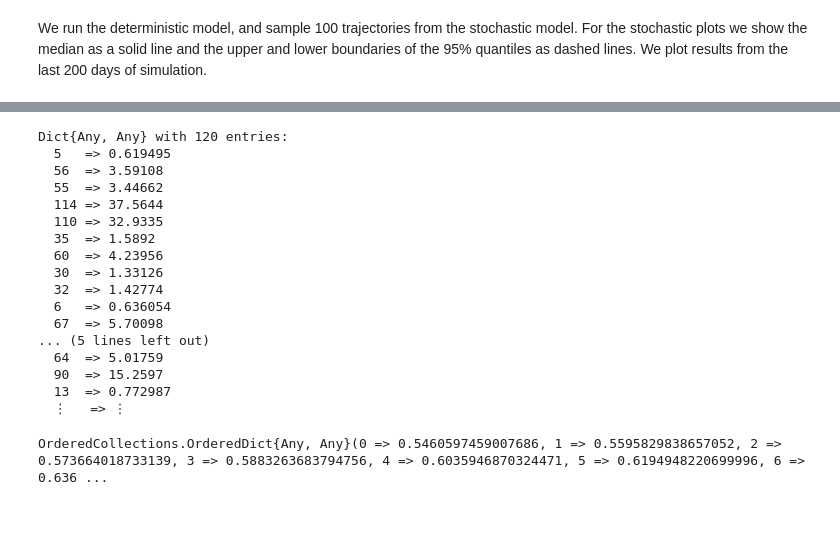
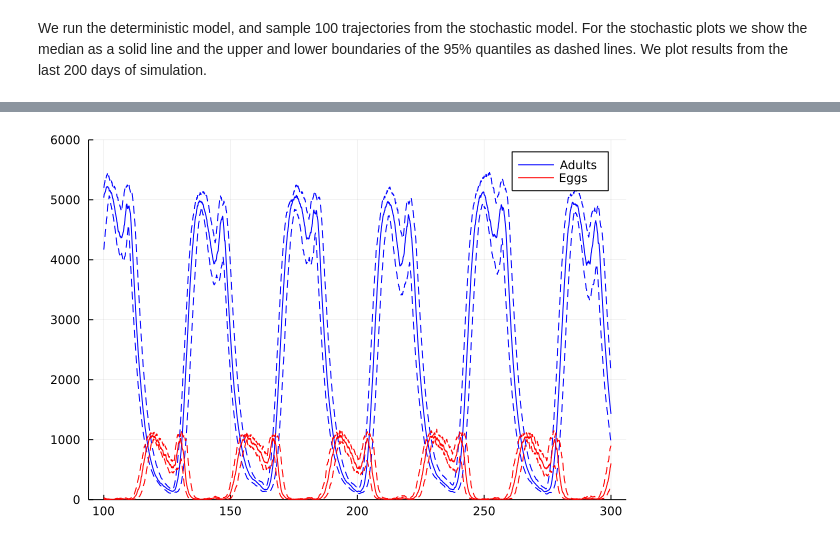
Before and after one commit to kerguler/Population.jl, a Jupyter notebook: docs/blowflies.ipynb, the cells around one changed output, grey strips where cells are left out. Saved outputs shown, nothing was run; the diff lists cells and outputs as text; code cells hidden in the pictures; blank space fills up the shorter version.

```diff
--- a/docs/blowflies.ipynb
+++ b/docs/blowflies.ipynb
@@ -86,17 +100,19 @@ plot!(xtick, out[100*tau+1:end,1], label = "Eggs", color = :red)
 # %%
-outs = [sim_blowfly(true) for n in 1:100]
+outs = [sim_blowfly(true) for n in 1:10]
 outs = cat(outs..., dims=3)
 
 outs_adult_qt = [quantile(outs[i,5,:], [0.025, 0.5, 0.975]) for i in axes(outs,1)]
 outs_adult_qt = transpose(hcat(outs_adult_qt...))
 
 outs_eggs_qt = [quantile(outs[i,1,:], [0.025, 0.5, 0.975]) for i in axes(outs,1)]
 outs_eggs_qt = transpose(hcat(outs_eggs_qt...))
 
 plot(xtick, outs_adult_qt[100*tau+1:end,2], linestyle = :solid, label = "Adults", color = :blue, ylim = [0,6000])
 plot!(xtick, outs_adult_qt[100*tau+1:end,3], linestyle = :dash, label = false, color = :blue)
 plot!(xtick, outs_adult_qt[100*tau+1:end,1], linestyle = :dash, label = false, color = :blue)
 
 plot!(xtick, outs_eggs_qt[100*tau+1:end,2], linestyle = :solid, label = "Eggs", color = :red)
 plot!(xtick, outs_eggs_qt[100*tau+1:end,3], linestyle = :dash, label = false, color = :red)
 plot!(xtick, outs_eggs_qt[100*tau+1:end,1], linestyle = :dash, label = false, color = :red)
+# %% [output]
+[figure, added]
@@ -177,25 +118,0 @@ end
-# %%
-a = GetPoptable(vec2.data.poptable)
-a[2]
-# %% [output]
-Dict{Any, Any} with 120 entries:
-  5   => 0.619495
-  56  => 3.59108
-  55  => 3.44662
-  114 => 37.5644
-  110 => 32.9335
-  35  => 1.5892
-  60  => 4.23956
-  30  => 1.33126
-  32  => 1.42774
-  6   => 0.636054
-  67  => 5.70098
-... (5 lines left out)
-  64  => 5.01759
-  90  => 15.2597
-  13  => 0.772987
-  ⋮   => ⋮
-# %%
-print(sort(a[2]))
-# %% [output]
-OrderedCollections.OrderedDict{Any, Any}(0 => 0.5460597459007686, 1 => 0.5595829838657052, 2 => 0.573664018733139, 3 => 0.5883263683794756, 4 => 0.6035946870324471, 5 => 0.6194948220699996, 6 => 0.636 ...
```
Also changed, not shown: parts of 7 cells of this notebook, 4 other files.
